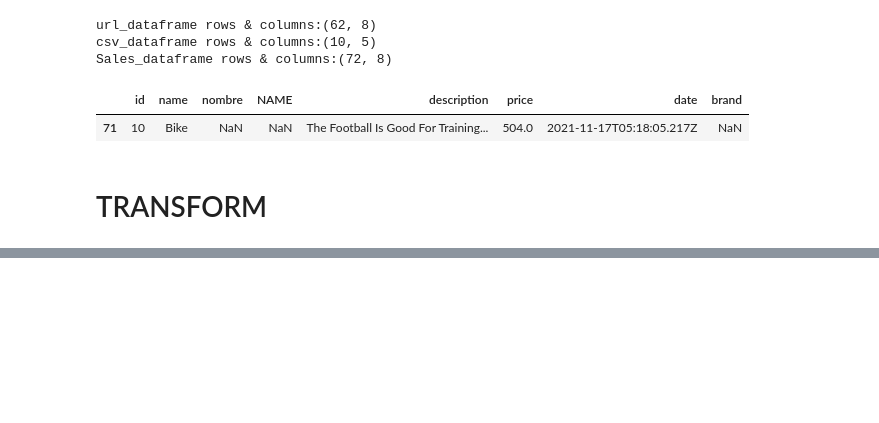
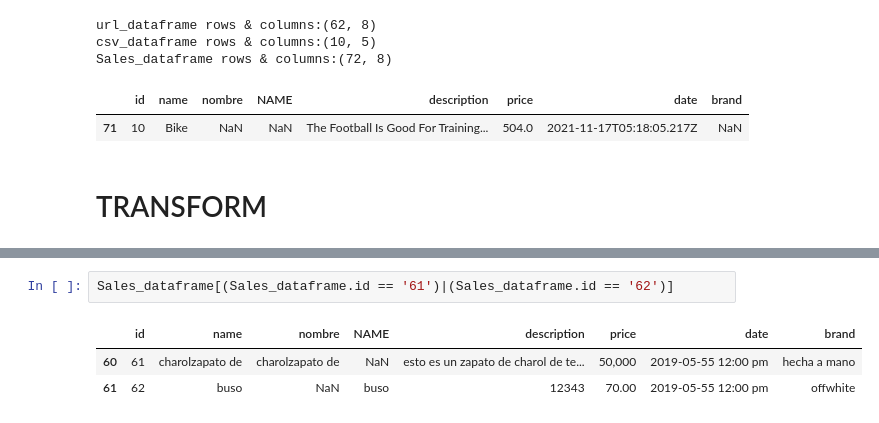
Before and after one commit to LizethMendoza6/Ecommerce-USA, a Jupyter notebook: Sales ETL project.ipynb, the cells around one changed output, grey strips where cells are left out. Saved outputs shown, nothing was run; the diff lists cells and outputs as text; blank space fills up the shorter version.

```diff
--- a/Sales ETL project.ipynb
+++ b/Sales ETL project.ipynb
@@ -67,0 +111,6 @@ Sales_dataframe rows & columns:(72, 8)
+# %%
+Sales_dataframe[(Sales_dataframe.id == '61')|(Sales_dataframe.id == '62')]
+# %% [output]
+|  | id | name | nombre | NAME | description | price | date | brand |
+| 60 | 61 | charolzapato de | charolzapato de | NaN | esto es un zapato de charol de te... | 50,000 | 2019-05-55 12:00 pm | hecha a mano |
+| 61 | 62 | buso | NaN | buso | 12343 | 70.00 | 2019-05-55 12:00 pm | offwhite |
```
Also changed, not shown: parts of 30 cells of this notebook.
